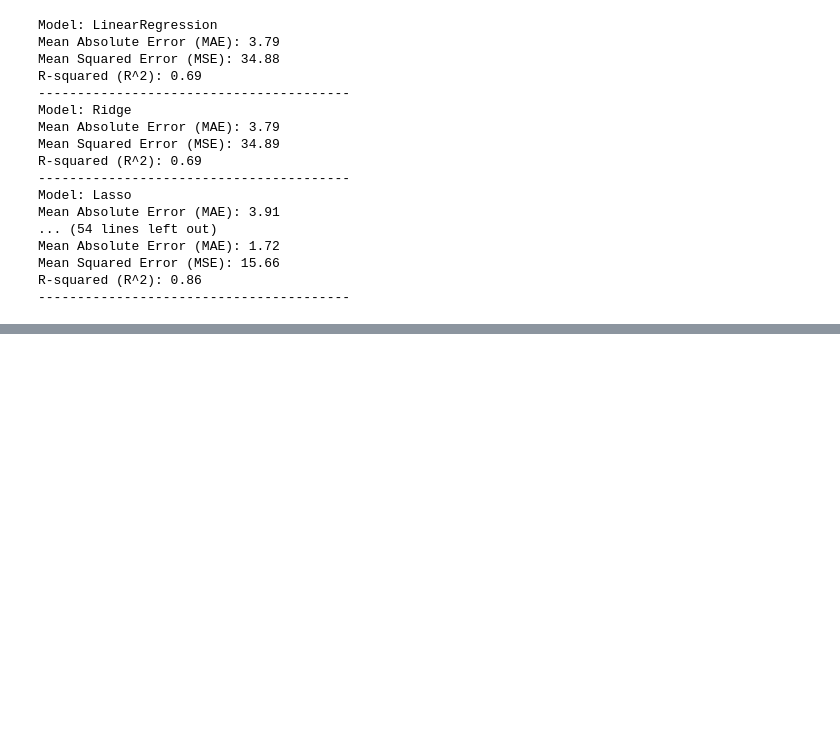
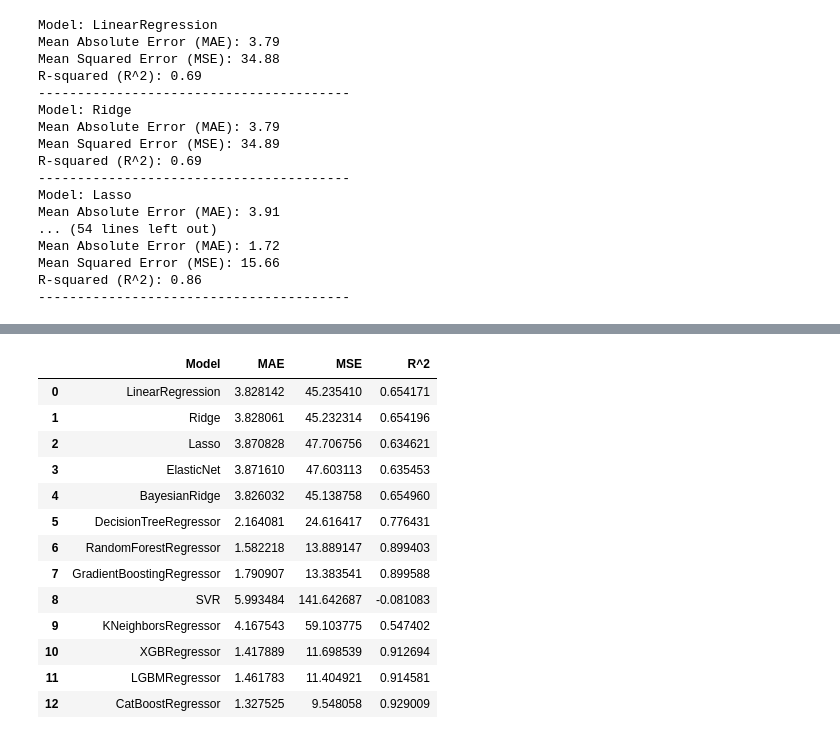
Before and after one commit to LMXCC79/Proyecto-ML-TheBridge, a Jupyter notebook: src/notebooks/prueba_modelos_ML.ipynb, the cells around one changed output, grey strips where cells are left out. Cells and saved outputs as stored; diff of their text form; code cells hidden in the pictures; blank space fills up the shorter version.

```diff
--- a/src/notebooks/prueba_modelos_ML.ipynb
+++ b/src/notebooks/prueba_modelos_ML.ipynb
@@ -311,3 +313,64 @@ Mean Absolute Error (MAE): 1.72
 Mean Squared Error (MSE): 15.66
 R-squared (R^2): 0.86
 ----------------------------------------
+# %%
+# Crear listas para almacenar métricas
+model_names = []
+mae_values = []
+mse_values = []
+r2_values = []
+
+# Crear DataFrame para almacenar resultados
+results_df = pd.DataFrame(columns=['Model', 'MAE', 'MSE', 'R^2'])
+
+# Lista de modelos
+models = [
+    LinearRegression(),
+    Ridge(),
+    Lasso(),
+    ElasticNet(),
+    BayesianRidge(),
+    DecisionTreeRegressor(),
+    RandomForestRegressor(),
+    GradientBoostingRegressor(),
+    SVR(),
+    KNeighborsRegressor(),
+    XGBRegressor(),
+    LGBMRegressor(),
+    CatBoostRegressor(verbose=False)
+]
+
+# For loop para ajustar y evaluar cada modelo
+for model in models:
+    model_name = model.__class__.__name__
+
+    try:
+        # Ajustar el modelo
+        model.fit(X_train, y_train)
+
+        # Calcular métricas usando validación cruzada en el conjunto de entrenamiento
+        mae_scores = -cross_val_score(model, X_train, y_train, scoring='neg_mean_absolute_error', cv=5)
+        mse_scores = -cross_val_score(model, X_train, y_train, scoring='neg_mean_squared_error', cv=5)
+        r2_scores = cross_val_score(model, X_train, y_train, scoring='r2', cv=5)
+
+        # Almacenar resultados en listas
+        model_names.append(model_name)
+        mae_values.append(np.mean(mae_scores))
+        mse_values.append(np.mean(mse_scores))
+        r2_values.append(np.mean(r2_scores))
+
+        # Imprimir resultados para cada modelo
+        print(f"{model_name}: MAE = {np.mean(mae_scores):.2f}, MSE = {np.mean(mse_scores):.2f}, R^2 = {np.mean(r2_scores):.4f}")
+
+    except Exception as e:
+        print(f"Error en el modelo {model_name}: {str(e)}")
+
+# Almacenar resultados en un DataFrame
+results_df['Model'] = model_names
+results_df['MAE'] = mae_values
+results_df['MSE'] = mse_values
+results_df['R^2'] = r2_values
+
+# Imprimir el DataFrame con los resultados finales
+results_df
+# %% [output]
@@ -314,3 +394,17 @@ R-squared (R^2): 0.86
+|  | Model | MAE | MSE | R^2 |
+| 0 | LinearRegression | 3.828142 | 45.235410 | 0.654171 |
+| 1 | Ridge | 3.828061 | 45.232314 | 0.654196 |
+| 2 | Lasso | 3.870828 | 47.706756 | 0.634621 |
+| 3 | ElasticNet | 3.871610 | 47.603113 | 0.635453 |
+| 4 | BayesianRidge | 3.826032 | 45.138758 | 0.654960 |
+| 5 | DecisionTreeRegressor | 2.164081 | 24.616417 | 0.776431 |
+| 6 | RandomForestRegressor | 1.582218 | 13.889147 | 0.899403 |
+| 7 | GradientBoostingRegressor | 1.790907 | 13.383541 | 0.899588 |
+| 8 | SVR | 5.993484 | 141.642687 | -0.081083 |
+| 9 | KNeighborsRegressor | 4.167543 | 59.103775 | 0.547402 |
+| 10 | XGBRegressor | 1.417889 | 11.698539 | 0.912694 |
+| 11 | LGBMRegressor | 1.461783 | 11.404921 | 0.914581 |
+| 12 | CatBoostRegressor | 1.327525 | 9.548058 | 0.929009 |
 # %%
 # Plot the metrics
 plt.figure(figsize=(12, 6))
```
Also changed, not shown: parts of 21 cells of this notebook, 5 other files.
